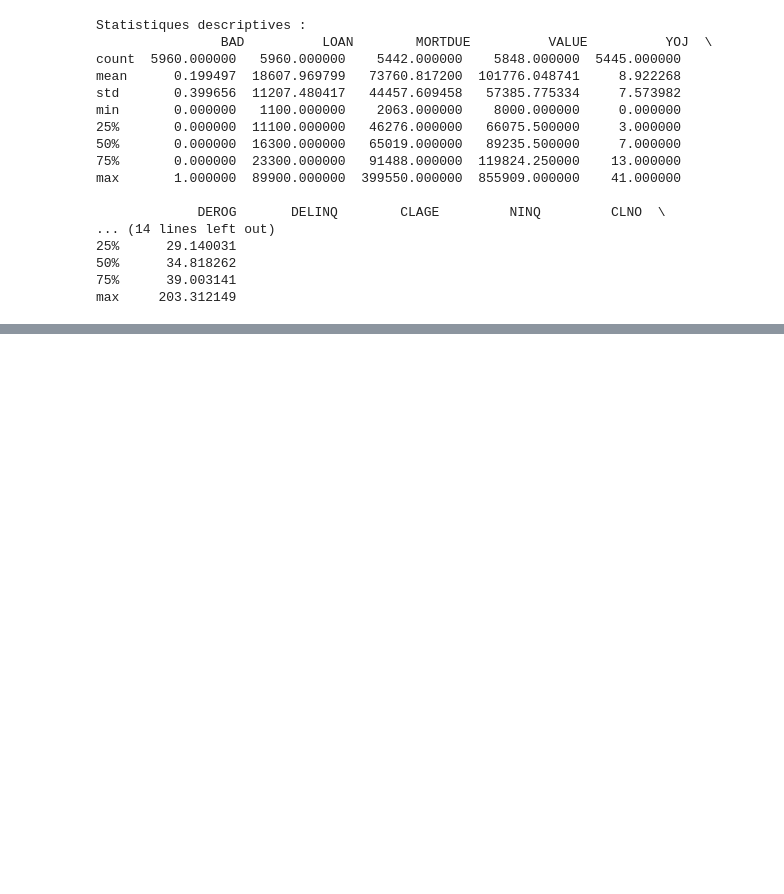
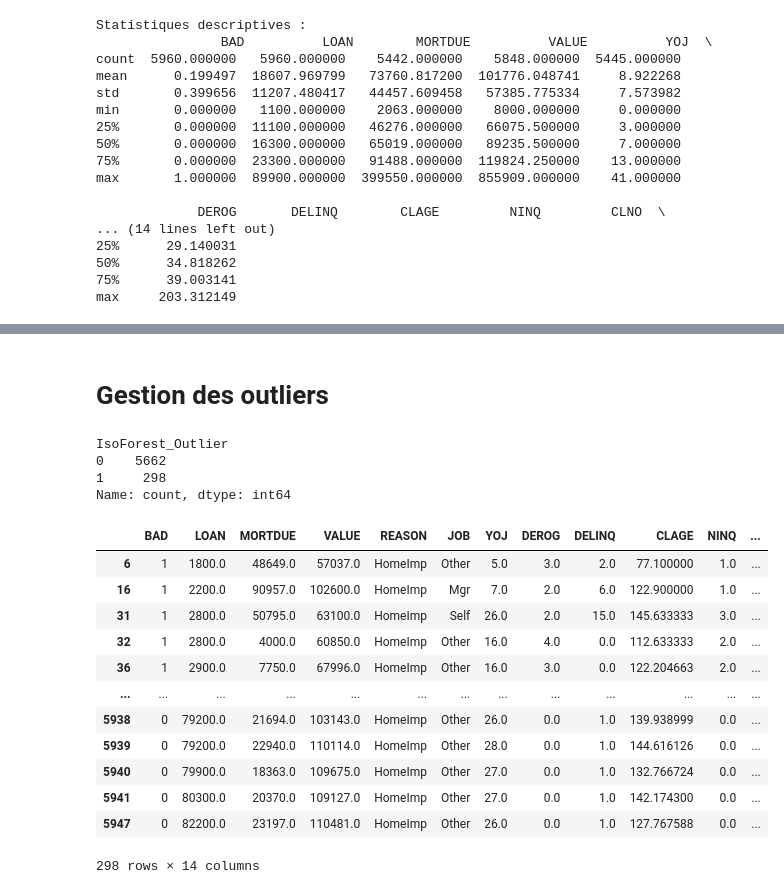
Before and after one commit to morganjowitt/Projet_scoring, a Jupyter notebook: sharon/propre/outlier_isolation_forest.ipynb, the cells around one changed output, grey strips where cells are left out. Drawn from its saved outputs; the diff is of its cells as text; code cells hidden in the pictures; blank space fills up the shorter version.

```diff
--- a/sharon/propre/outlier_isolation_forest.ipynb
+++ b/sharon/propre/outlier_isolation_forest.ipynb
@@ -152,0 +90,17 @@ np.int64(557)
+# %%
+from sklearn.impute import SimpleImputer
+
+# Séparation des colonnes numériques et catégorielles
+numeric_columns = hmeq.select_dtypes(include=[np.number]).drop(columns=['BAD'])
+categorical_columns = hmeq.select_dtypes(include=['object'])
+
+# Imputation des valeurs manquantes numériques (par la médiane)
+imputer_num = SimpleImputer(strategy='median')
+hmeq[numeric_columns.columns] = imputer_num.fit_transform(numeric_columns)
+
+# Imputation des valeurs manquantes catégorielles (par la valeur la plus fréquente)
+imputer_cat = SimpleImputer(strategy='most_frequent')
+hmeq[categorical_columns.columns] = imputer_cat.fit_transform(categorical_columns)
+
+# Vérifier qu'il ne reste plus de valeurs manquantes
+print(hmeq.isnull().sum())
@@ -152,0 +139,33 @@ np.int64(557)
+# %% [markdown]
+# Gestion des outliers
+# %%
+from sklearn.ensemble import IsolationForest
+
+# Appliquer Isolation Forest
+iso_forest = IsolationForest(n_estimators=100, contamination=0.05, random_state=42)  # Ajustez "contamination" selon les besoins
+outliers = iso_forest.fit_predict(numeric_columns)
+
+# Ajouter une colonne "outliers" au dataframe
+hmeq['IsoForest_Outlier'] = np.where(outliers == -1, 1, 0)
+
+# Afficher les résultats
+print(hmeq['IsoForest_Outlier'].value_counts())
+hmeq[hmeq['IsoForest_Outlier'] == 1]
+# %% [output]
+IsoForest_Outlier
+0    5662
+1     298
+Name: count, dtype: int64
+|  | BAD | LOAN | MORTDUE | VALUE | REASON | JOB | YOJ | DEROG | DELINQ | CLAGE | NINQ | ... |
+| 6 | 1 | 1800.0 | 48649.0 | 57037.0 | HomeImp | Other | 5.0 | 3.0 | 2.0 | 77.100000 | 1.0 | ... |
+| 16 | 1 | 2200.0 | 90957.0 | 102600.0 | HomeImp | Mgr | 7.0 | 2.0 | 6.0 | 122.900000 | 1.0 | ... |
+| 31 | 1 | 2800.0 | 50795.0 | 63100.0 | HomeImp | Self | 26.0 | 2.0 | 15.0 | 145.633333 | 3.0 | ... |
+| 32 | 1 | 2800.0 | 4000.0 | 60850.0 | HomeImp | Other | 16.0 | 4.0 | 0.0 | 112.633333 | 2.0 | ... |
+| 36 | 1 | 2900.0 | 7750.0 | 67996.0 | HomeImp | Other | 16.0 | 3.0 | 0.0 | 122.204663 | 2.0 | ... |
+| ... | ... | ... | ... | ... | ... | ... | ... | ... | ... | ... | ... | ... |
+| 5938 | 0 | 79200.0 | 21694.0 | 103143.0 | HomeImp | Other | 26.0 | 0.0 | 1.0 | 139.938999 | 0.0 | ... |
+| 5939 | 0 | 79200.0 | 22940.0 | 110114.0 | HomeImp | Other | 28.0 | 0.0 | 1.0 | 144.616126 | 0.0 | ... |
+| 5940 | 0 | 79900.0 | 18363.0 | 109675.0 | HomeImp | Other | 27.0 | 0.0 | 1.0 | 132.766724 | 0.0 | ... |
+| 5941 | 0 | 80300.0 | 20370.0 | 109127.0 | HomeImp | Other | 27.0 | 0.0 | 1.0 | 142.174300 | 0.0 | ... |
+| 5947 | 0 | 82200.0 | 23197.0 | 110481.0 | HomeImp | Other | 26.0 | 0.0 | 1.0 | 127.767588 | 0.0 | ... |
+298 rows × 14 columns
```
Also changed, not shown: parts of 18 cells of this notebook, 5 other files.
